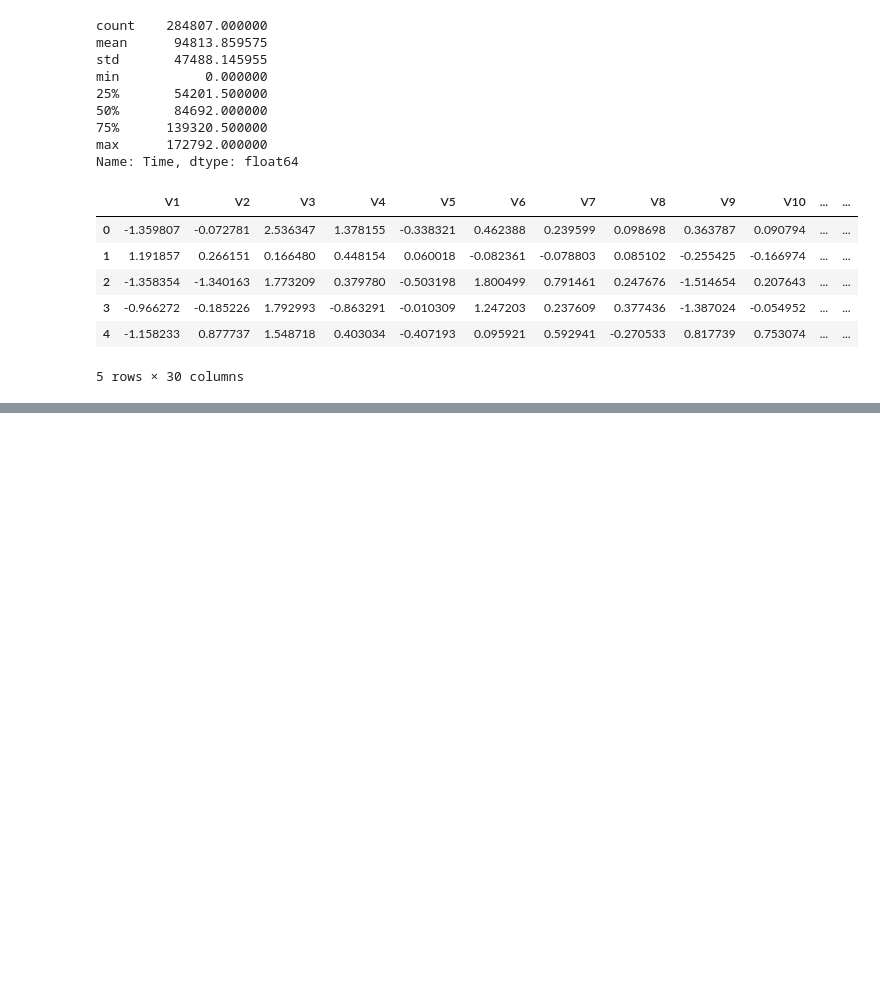
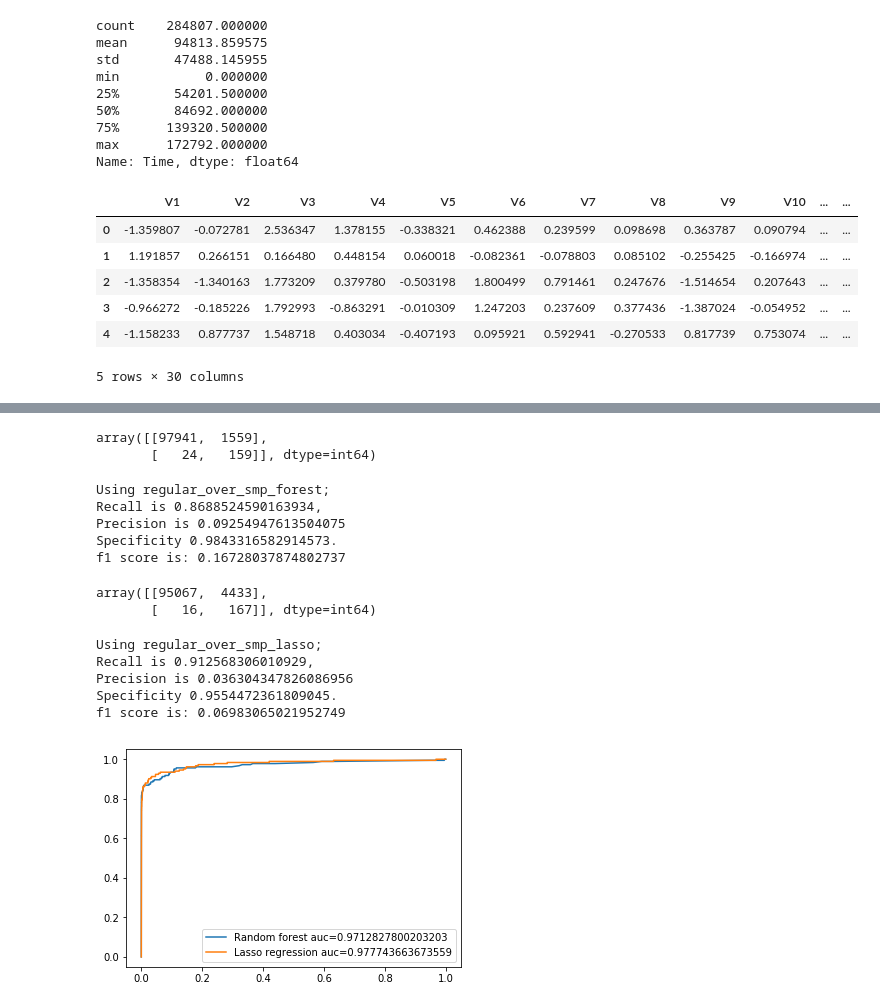
Before and after one commit to leeorn/Thinkful, a Jupyter notebook: Bootcamp/Unit 3/Lesson6/Credit Card Fraud Detection.ipynb, the cells around one changed output, grey strips where cells are left out. Cells and saved outputs as stored; diff of their text form; code cells hidden in the pictures; blank space fills up the shorter version.

```diff
--- a/Bootcamp/Unit 3/Lesson6/Credit Card Fraud Detection.ipynb
+++ b/Bootcamp/Unit 3/Lesson6/Credit Card Fraud Detection.ipynb
@@ -347,0 +339,15 @@ log_dict
+# %%
+# Separate input features and target
+y = cc_df['Class']
+X = cc_df.drop('Class', axis=1)
+
+# setting up testing and training sets
+X_train, X_test, y_train, y_test = train_test_split(X, y, test_size=0.35, random_state=243)
+
+# concatenate our training data back together
+tmp = pd.concat([X_train, y_train], axis=1)
+
+# mix the data
+tmp = tmp.sample(frac=1, random_state=3)
+
+tmp.head()
@@ -347,0 +390,58 @@ log_dict
+# %%
+# random forest
+rfc_pred = rfc.predict(X_test)
+cm = confusion_matrix(y_test, rfc_pred)
+cm
+# %% [output]
+array([[97941,  1559],
+       [   24,   159]], dtype=int64)
+# %%
+# get values for lasso regression
+f1 = calc_values(cm, "regular_over_smp_forest")
+
+# append its f1 to dict
+f1_score.update({"regular_over_smp_forest": f1})
+# %% [output]
+Using regular_over_smp_forest;
+Recall is 0.8688524590163934,
+Precision is 0.09254947613504075
+Specificity 0.9843316582914573.
+f1 score is: 0.16728037874802737
+# %%
+# ROC curve forest
+y_pred_proba = rfc.predict_proba(X_test)[::,1]
+fpr1, tpr1, _ = metrics.roc_curve(y_test,  y_pred_proba)
+auc1 = metrics.roc_auc_score(y_test, y_pred_proba)
+# %%
+# lasso regression
+lrg_pred = lrg.predict(X_test)
+cm = confusion_matrix(y_test, lrg_pred)
+cm
+# %% [output]
+array([[95067,  4433],
+       [   16,   167]], dtype=int64)
+# %%
+# get values for lasso regression
+f1 = calc_values(cm, "regular_over_smp_lasso")
+
+# append its f1 to dict
+f1_score.update({"regular_over_smp_lasso": f1})
+# %% [output]
+Using regular_over_smp_lasso;
+Recall is 0.912568306010929,
+Precision is 0.036304347826086956
+Specificity 0.9554472361809045.
+f1 score is: 0.06983065021952749
+# %%
+# ROC Lasso
+y_pred_proba = lrg.predict_proba(X_test)[::,1]
+fpr2, tpr2, _ = metrics.roc_curve(y_test,  y_pred_proba)
+auc2 = metrics.roc_auc_score(y_test, y_pred_proba)
+# %%
+# plot the two curves
+plt.plot(fpr1,tpr1,label="Random forest auc="+str(auc1))
+plt.plot(fpr2,tpr2,label="Lasso regression auc="+str(auc2))
+plt.legend(loc=4)
+plt.show()
+# %% [output]
+[figure, added]
```
Also changed, not shown: parts of 57 cells of this notebook.
